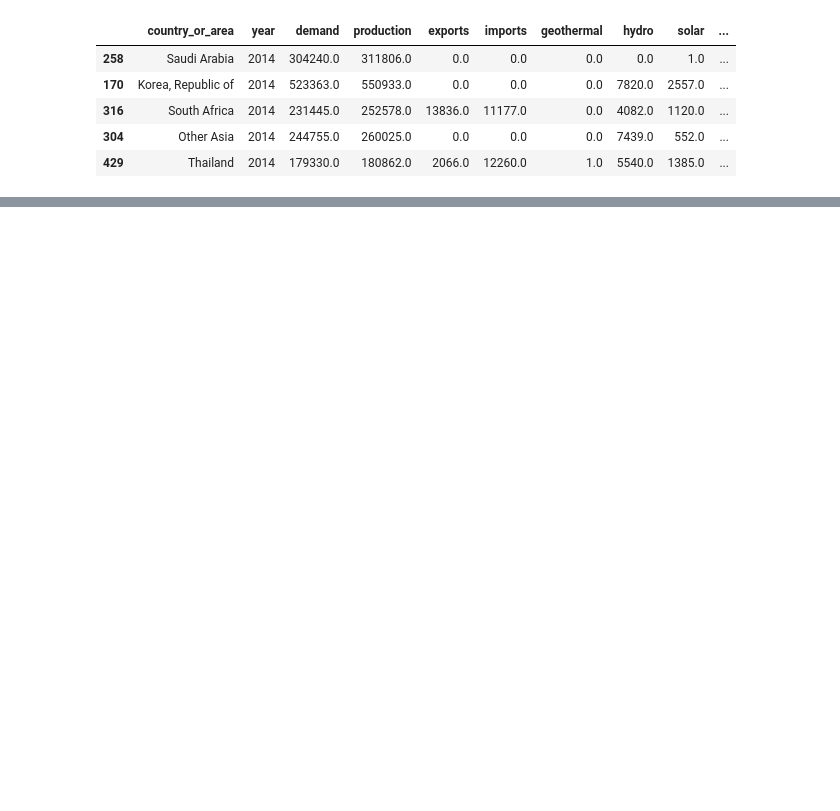
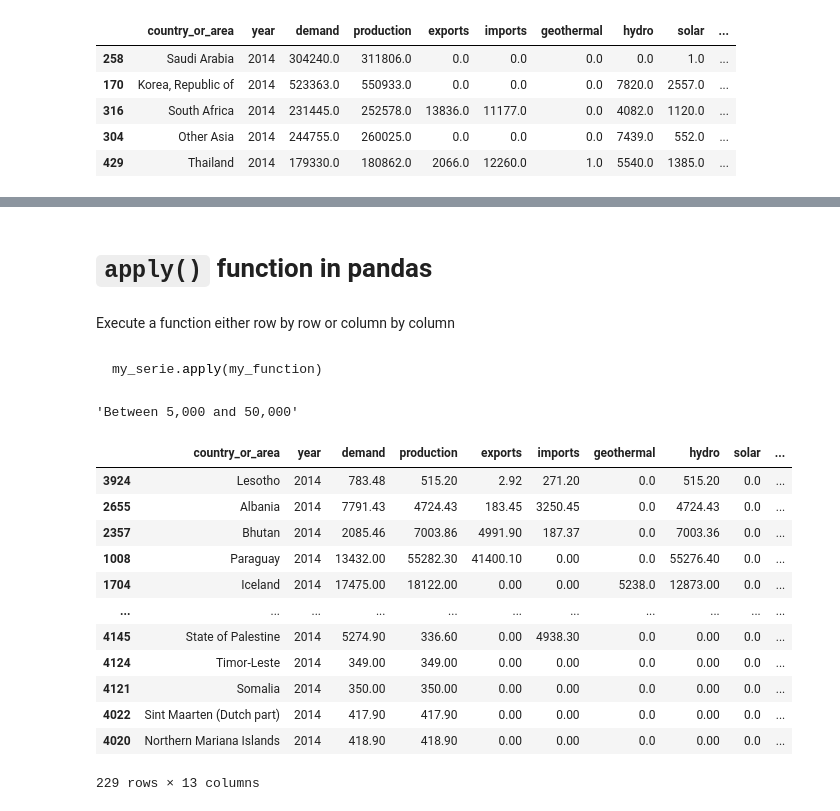
Before and after one commit to juanpaat/Python-for-Data-Analysts-and-Data-Scientists, a Jupyter notebook: DataFrame Manipulation.ipynb, the cells around one changed output, grey strips where cells are left out. Saved outputs shown, nothing was run; the diff lists cells and outputs as text; code cells hidden in the pictures; blank space fills up the shorter version.

```diff
--- a/DataFrame Manipulation.ipynb
+++ b/DataFrame Manipulation.ipynb
@@ -943,0 +1011,8 @@ df_countries[(df_countries.production > threshold) & (df_countries.year == 2014)
+# %% [markdown]
+# `apply()` function in pandas
+# %% [markdown]
+Execute a function either row by row or column by column
+# %% [markdown]
+~~~python
+my_serie.apply(my_function)
+~~~
@@ -943,0 +1030,21 @@ df_countries[(df_countries.production > threshold) & (df_countries.year == 2014)
+# %%
+assign_label(40000)
+# %% [output]
+'Between 5,000 and 50,000'
+# %%
+df_countries_2014 = df_countries[df_countries.year == 2014]
+df_countries_2014
+# %% [output]
+|  | country_or_area | year | demand | production | exports | imports | geothermal | hydro | solar | ... |
+| 3924 | Lesotho | 2014 | 783.48 | 515.20 | 2.92 | 271.20 | 0.0 | 515.20 | 0.0 | ... |
+| 2655 | Albania | 2014 | 7791.43 | 4724.43 | 183.45 | 3250.45 | 0.0 | 4724.43 | 0.0 | ... |
+| 2357 | Bhutan | 2014 | 2085.46 | 7003.86 | 4991.90 | 187.37 | 0.0 | 7003.36 | 0.0 | ... |
+| 1008 | Paraguay | 2014 | 13432.00 | 55282.30 | 41400.10 | 0.00 | 0.0 | 55276.40 | 0.0 | ... |
+| 1704 | Iceland | 2014 | 17475.00 | 18122.00 | 0.00 | 0.00 | 5238.0 | 12873.00 | 0.0 | ... |
+| ... | ... | ... | ... | ... | ... | ... | ... | ... | ... | ... |
+| 4145 | State of Palestine | 2014 | 5274.90 | 336.60 | 0.00 | 4938.30 | 0.0 | 0.00 | 0.0 | ... |
+| 4124 | Timor-Leste | 2014 | 349.00 | 349.00 | 0.00 | 0.00 | 0.0 | 0.00 | 0.0 | ... |
+| 4121 | Somalia | 2014 | 350.00 | 350.00 | 0.00 | 0.00 | 0.0 | 0.00 | 0.0 | ... |
+| 4022 | Sint Maarten (Dutch part) | 2014 | 417.90 | 417.90 | 0.00 | 0.00 | 0.0 | 0.00 | 0.0 | ... |
+| 4020 | Northern Mariana Islands | 2014 | 418.90 | 418.90 | 0.00 | 0.00 | 0.0 | 0.00 | 0.0 | ... |
+229 rows × 13 columns
```
Also changed, not shown: parts of 17 cells of this notebook, 1 other file.
